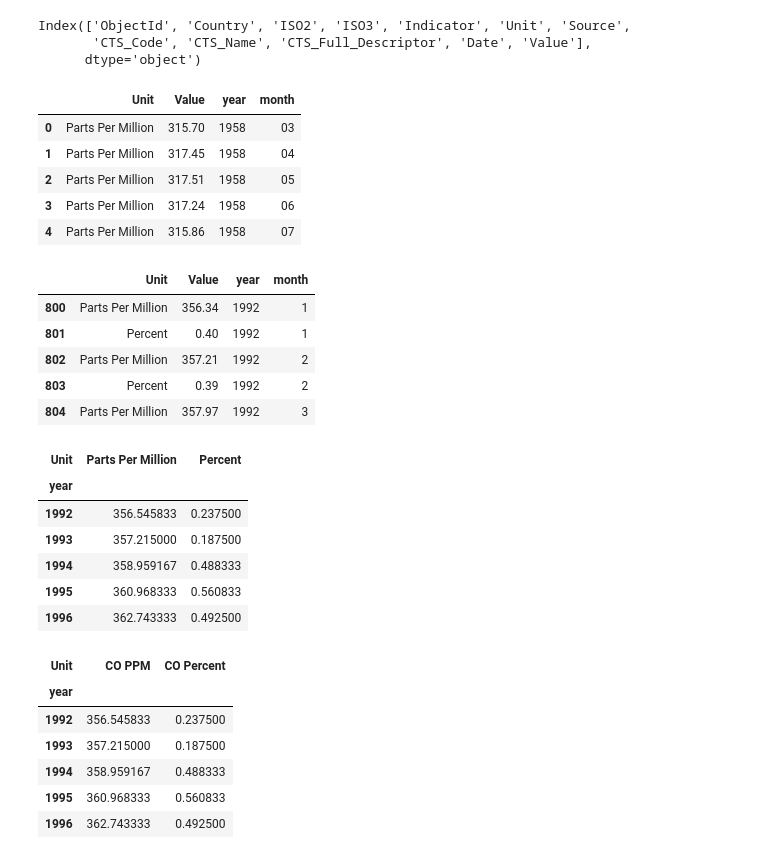
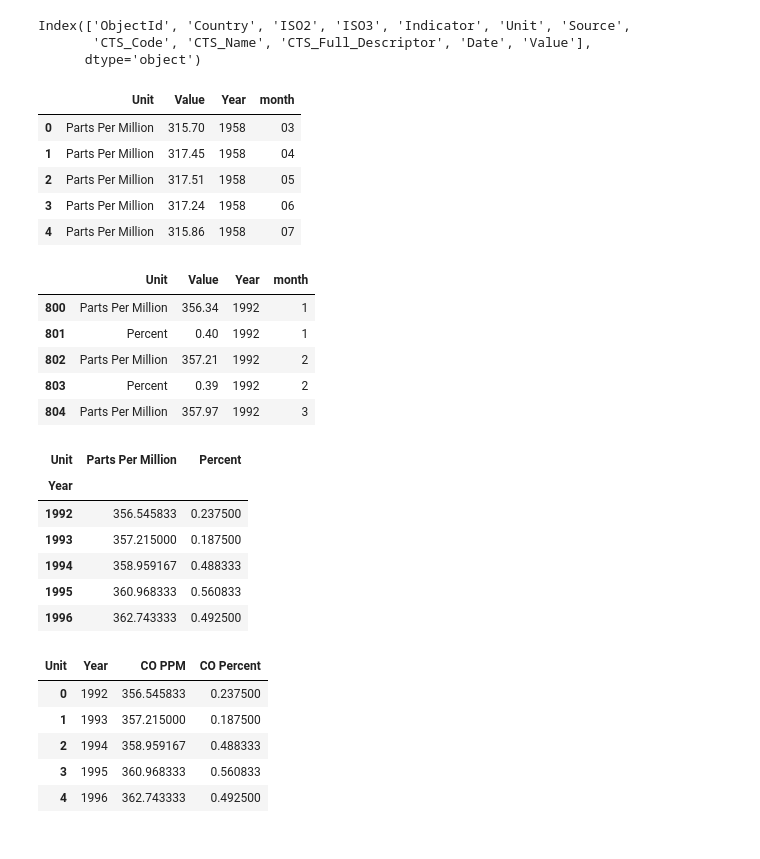
Before and after one commit to AtaishNehra/Climate-Induced-Disaster-Predictor, a Jupyter notebook: co_concentration_and_sea_level.ipynb, the cells around one changed output. Saved outputs shown, nothing was run; the diff lists cells and outputs as text; code cells hidden in the pictures.

```diff
--- a/co_concentration_and_sea_level.ipynb
+++ b/co_concentration_and_sea_level.ipynb
@@ -46,5 +45,5 @@ sea.head()
 # %%
-co_concentration = pd.read_csv('Atmospheric_CO%E2%82%82_Concentrations.csv')
+co_concentration = pd.read_csv('./Raw datasets/Atmospheric_CO%E2%82%82_Concentrations.csv')
 co_concentration.head()
 # %% [output]
 |  | ObjectId | Country | ISO2 | ISO3 | Indicator | Unit | Source | CTS_Code | CTS_Name | ... |
@@ -61,24 +60,24 @@ Index(['ObjectId', 'Country', 'ISO2', 'ISO3', 'Indicator', 'Unit', 'Source',
       dtype='object')
 # %%
 year_month = co_concentration['Date'].str.split('M', expand = True)
-co_concentration['year'] = year_month[0]
+co_concentration['Year'] = year_month[0]
 co_concentration['month'] = year_month[1]
 co_concentration = co_concentration.drop(columns = ['ObjectId', 'Country', 'ISO2', 'ISO3', 'Indicator', 'Source', 'CTS_Code', 'CTS_Name', 'CTS_Full_Descriptor','Date'])
 co_concentration.head()
 # %% [output]
-|  | Unit | Value | year | month |
+|  | Unit | Value | Year | month |
 | 0 | Parts Per Million | 315.70 | 1958 | 03 |
 | 1 | Parts Per Million | 317.45 | 1958 | 04 |
 | 2 | Parts Per Million | 317.51 | 1958 | 05 |
 | 3 | Parts Per Million | 317.24 | 1958 | 06 |
 | 4 | Parts Per Million | 315.86 | 1958 | 07 |
 # %%
-co_concentration['year'] = co_concentration['year'].astype(int)
+co_concentration['Year'] = co_concentration['Year'].astype(int)
 co_concentration['month'] = co_concentration['month'].astype(int)
-co_concentration = co_concentration[co_concentration.year >= 1992]
+co_concentration = co_concentration[co_concentration.Year >= 1992]
 co_concentration.head()
 # %% [output]
-|  | Unit | Value | year | month |
+|  | Unit | Value | Year | month |
 | 800 | Parts Per Million | 356.34 | 1992 | 1 |
 | 801 | Percent | 0.40 | 1992 | 1 |
 | 802 | Parts Per Million | 357.21 | 1992 | 2 |
@@ -86,25 +85,24 @@ co_concentration.head()
 | 804 | Parts Per Million | 357.97 | 1992 | 3 |
 # %%
 co_concentration = co_concentration.drop(columns = ['month'])
-co_concentration = co_concentration.pivot_table(index = 'year', columns = 'Unit', values = 'Value', aggfunc = 'mean')
+co_concentration = co_concentration.pivot_table(index = 'Year', columns = 'Unit', values = 'Value', aggfunc = 'mean')
 co_concentration.head()
 # %% [output]
 | Unit | Parts Per Million | Percent |
-| year |  |  |
+| Year |  |  |
 | 1992 | 356.545833 | 0.237500 |
 | 1993 | 357.215000 | 0.187500 |
 | 1994 | 358.959167 | 0.488333 |
 | 1995 | 360.968333 | 0.560833 |
 | 1996 | 362.743333 | 0.492500 |
 # %%
-co_concentration = co_concentration.rename(columns = {'Parts Per Million': 'CO PPM', 'Percent':'CO Percent'})
+co_concentration = co_concentration.rename(columns = {'Parts Per Million': 'CO PPM', 'Percent':'CO Percent'}).reset_index(drop=False)
 co_concentration.head()
 # %% [output]
-| Unit | CO PPM | CO Percent |
-| year |  |  |
-| 1992 | 356.545833 | 0.237500 |
-| 1993 | 357.215000 | 0.187500 |
-| 1994 | 358.959167 | 0.488333 |
-| 1995 | 360.968333 | 0.560833 |
-| 1996 | 362.743333 | 0.492500 |
+| Unit | Year | CO PPM | CO Percent |
+| 0 | 1992 | 356.545833 | 0.237500 |
+| 1 | 1993 | 357.215000 | 0.187500 |
+| 2 | 1994 | 358.959167 | 0.488333 |
+| 3 | 1995 | 360.968333 | 0.560833 |
+| 4 | 1996 | 362.743333 | 0.492500 |
 # %%
```
Also changed, not shown: parts of 4 cells of this notebook, 2 other files.
